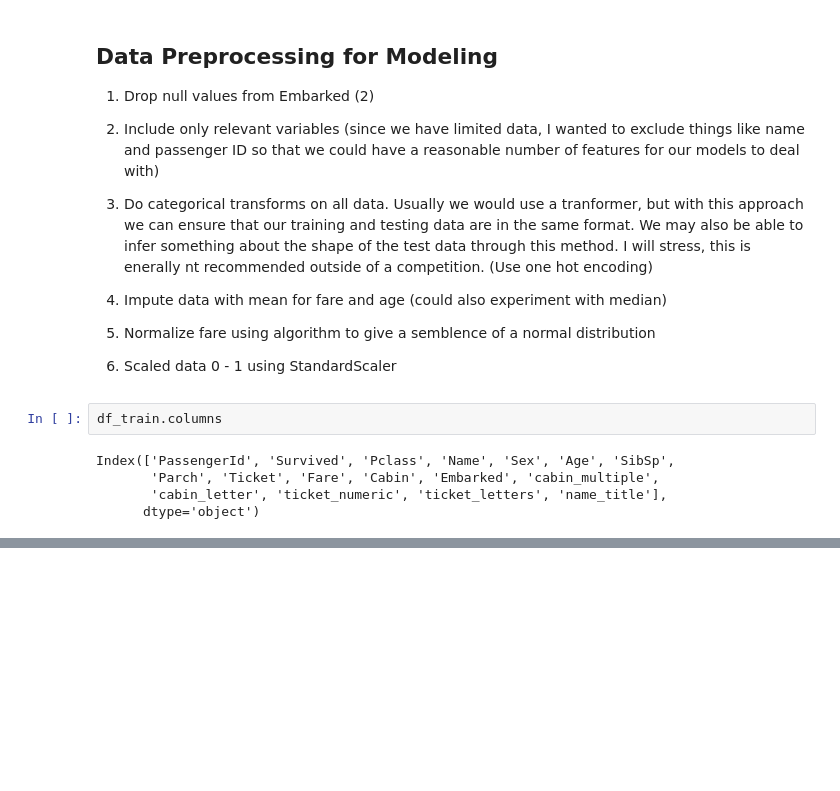
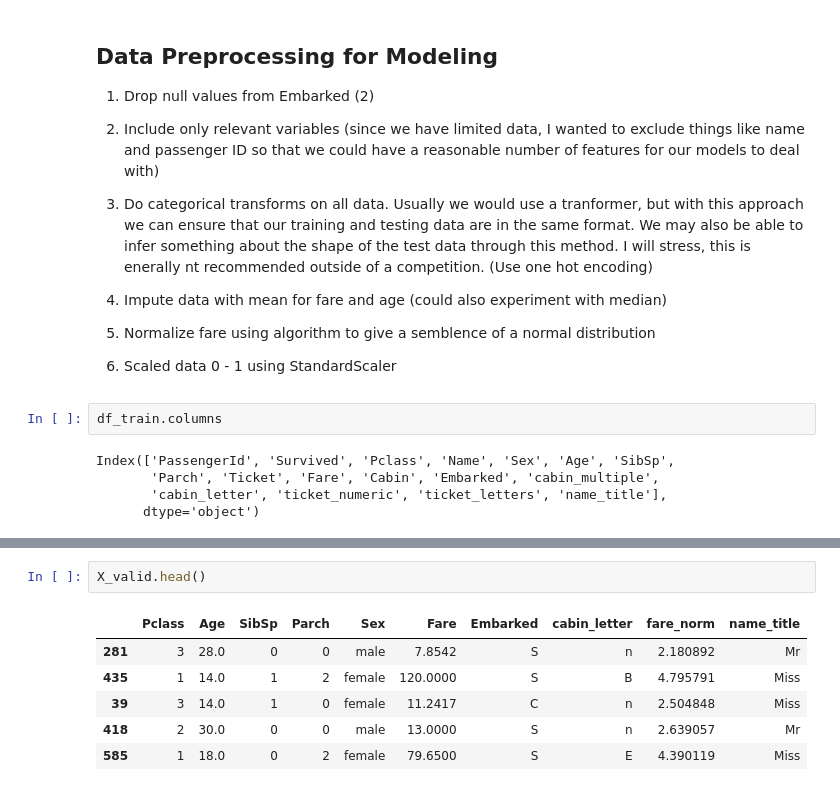
Before and after one commit to semacki2/20220809_titanitc_ken_jee_walkthrough, a Jupyter notebook: analysis.ipynb, the cells around one changed output, grey strips where cells are left out. Drawn from its saved outputs; the diff is of its cells as text; blank space fills up the shorter version.

```diff
--- a/analysis.ipynb
+++ b/analysis.ipynb
@@ -372,0 +463,9 @@ Index(['PassengerId', 'Survived', 'Pclass', 'Name', 'Sex', 'Age', 'SibSp',
+# %%
+X_valid.head()
+# %% [output]
+|  | Pclass | Age | SibSp | Parch | Sex | Fare | Embarked | cabin_letter | fare_norm | name_title |
+| 281 | 3 | 28.0 | 0 | 0 | male | 7.8542 | S | n | 2.180892 | Mr |
+| 435 | 1 | 14.0 | 1 | 2 | female | 120.0000 | S | B | 4.795791 | Miss |
+| 39 | 3 | 14.0 | 1 | 0 | female | 11.2417 | C | n | 2.504848 | Miss |
+| 418 | 2 | 30.0 | 0 | 0 | male | 13.0000 | S | n | 2.639057 | Mr |
+| 585 | 1 | 18.0 | 0 | 2 | female | 79.6500 | S | E | 4.390119 | Miss |
```
Also changed, not shown: parts of 59 cells of this notebook.
